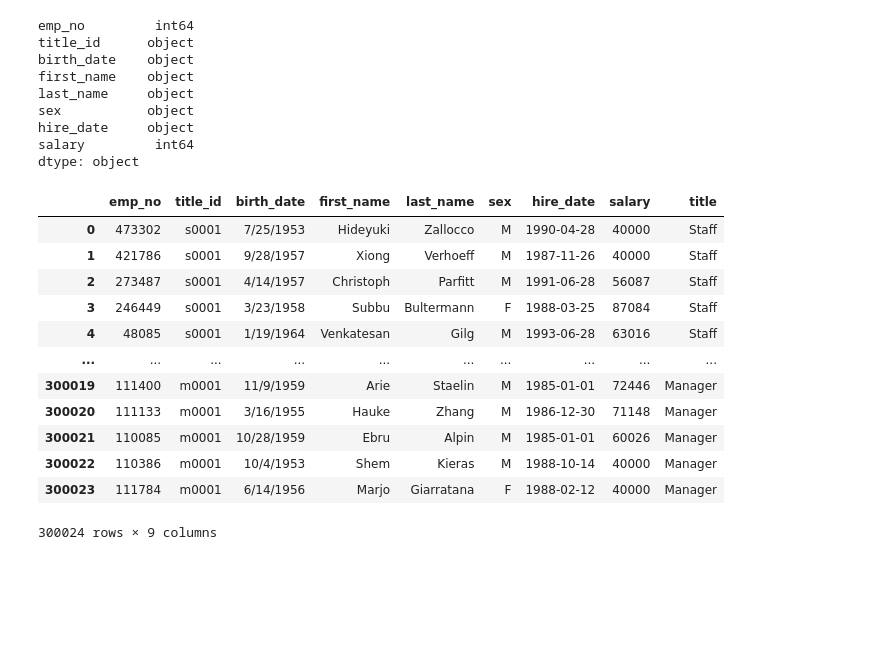
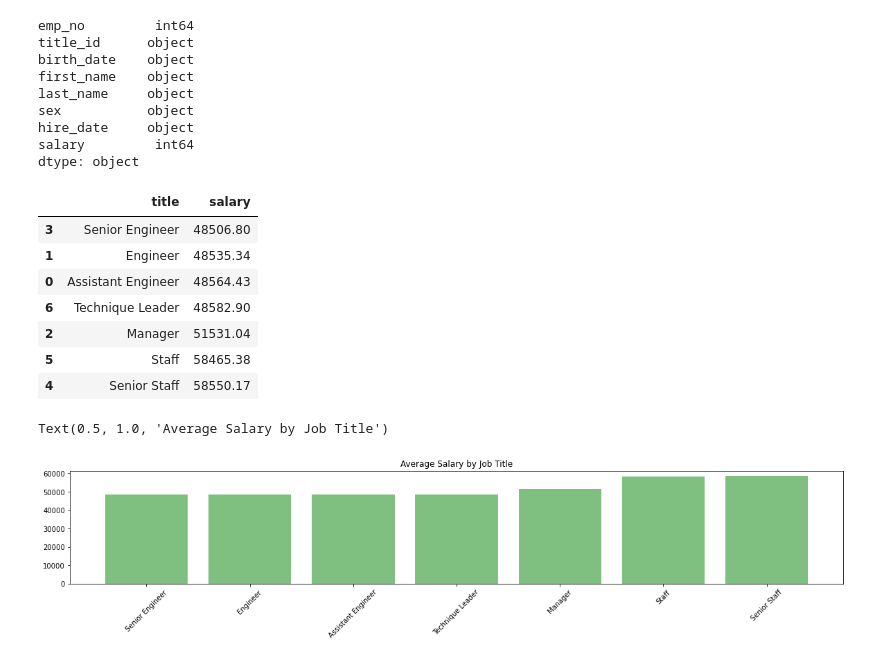
Before and after one commit to benjyms/sql-challenge, a Jupyter notebook: bonus.ipynb, the cells around one changed output. Drawn from its saved outputs; the diff is of its cells as text; code cells hidden in the pictures; blank space fills up the shorter version.

Commit message:
committing progress on bonus plots

```diff
--- a/bonus.ipynb
+++ b/bonus.ipynb
@@ -50,19 +50,41 @@ dtype: object
 # %%
 # merging the title names to the merged sal_emp_df
 all_merge_df = pd.merge(sal_emp_df, titles_df, on='title_id')
 
-all_merge_df
+# all_merge_df.count()
+# title_counts = all_merge_df['title'].value_counts()
+# title_counts.head()
+
+grp_title_df = round(all_merge_df.groupby(['title'],as_index= False).salary.mean(),2)
+grp_title_df = grp_title_df.sort_values('salary')
+grp_title_df
 # %% [output]
-|  | emp_no | title_id | birth_date | first_name | last_name | sex | hire_date | salary | title |
-| 0 | 473302 | s0001 | 7/25/1953 | Hideyuki | Zallocco | M | 1990-04-28 | 40000 | Staff |
-| 1 | 421786 | s0001 | 9/28/1957 | Xiong | Verhoeff | M | 1987-11-26 | 40000 | Staff |
-| 2 | 273487 | s0001 | 4/14/1957 | Christoph | Parfitt | M | 1991-06-28 | 56087 | Staff |
-| 3 | 246449 | s0001 | 3/23/1958 | Subbu | Bultermann | F | 1988-03-25 | 87084 | Staff |
-| 4 | 48085 | s0001 | 1/19/1964 | Venkatesan | Gilg | M | 1993-06-28 | 63016 | Staff |
-| ... | ... | ... | ... | ... | ... | ... | ... | ... | ... |
-| 300019 | 111400 | m0001 | 11/9/1959 | Arie | Staelin | M | 1985-01-01 | 72446 | Manager |
-| 300020 | 111133 | m0001 | 3/16/1955 | Hauke | Zhang | M | 1986-12-30 | 71148 | Manager |
-| 300021 | 110085 | m0001 | 10/28/1959 | Ebru | Alpin | M | 1985-01-01 | 60026 | Manager |
-| 300022 | 110386 | m0001 | 10/4/1953 | Shem | Kieras | M | 1988-10-14 | 40000 | Manager |
-| 300023 | 111784 | m0001 | 6/14/1956 | Marjo | Giarratana | F | 1988-02-12 | 40000 | Manager |
+|  | title | salary |
+| 3 | Senior Engineer | 48506.80 |
+| 1 | Engineer | 48535.34 |
+| 0 | Assistant Engineer | 48564.43 |
+| 6 | Technique Leader | 48582.90 |
+| 2 | Manager | 51531.04 |
+| 5 | Staff | 58465.38 |
+| 4 | Senior Staff | 58550.17 |
-300024 rows × 9 columns
+# %%
+# create a bar chart to show average salary by title
+# grp_title_df.plot(kind="bar", figsize=(20,3))
+
+# # Set a title for the chart
+# plt.title("Average Salary by Title")
+
+# plt.show()
+# plt.tight_layout()
+
+x_axis = np.arange(len(grp_title_df))
+tick_locations = [value for value in x_axis]
+
+plt.figure(figsize=(20,3))
+plt.bar(x_axis, grp_title_df["salary"], color='g', alpha=0.5, align="center")
+plt.xticks(tick_locations, grp_title_df["title"], rotation=45)
+
+plt.title("Average Salary by Job Title")
+# %% [output]
+Text(0.5, 1.0, 'Average Salary by Job Title')
+[figure, added]
```
Also changed, not shown: parts of 1 cell of this notebook.
